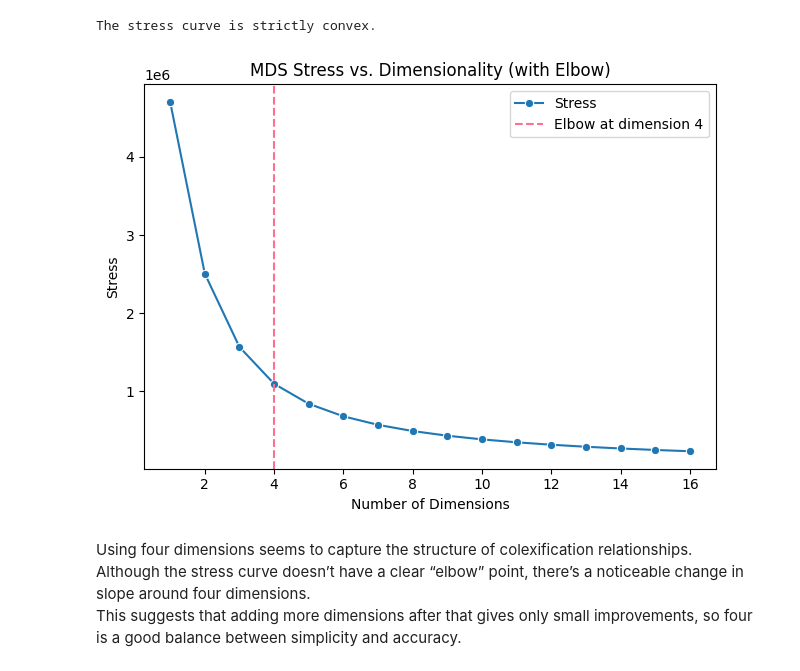
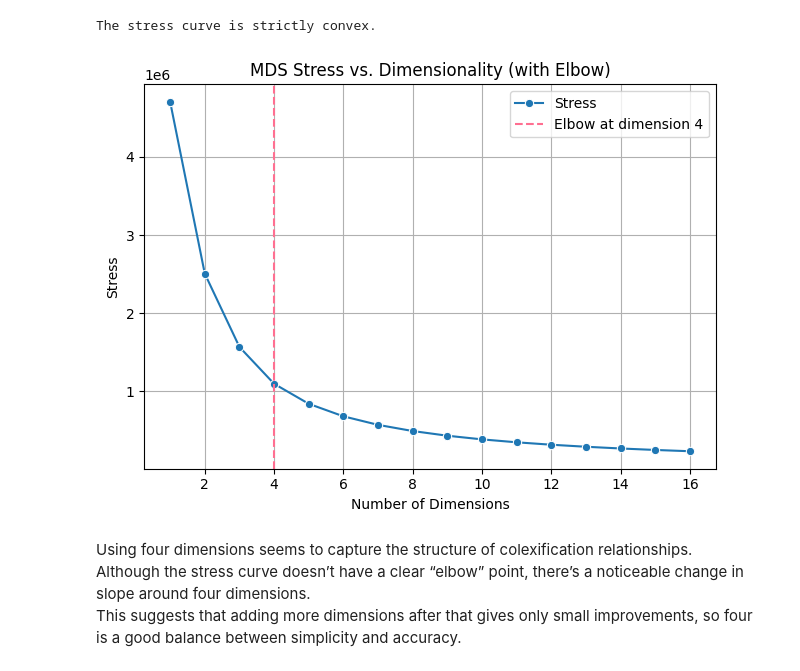
Before and after one commit to sinajaprlja/LexTyp, a Jupyter notebook: graph_analysis.ipynb, the cells around one changed output. Cells and saved outputs as stored; diff of their text form; code cells hidden in the pictures.

```diff
--- a/graph_analysis.ipynb
+++ b/graph_analysis.ipynb
@@ -278,19 +278,20 @@ The stress curve is strictly convex.
 # %%
 dims = list(range(1, len(stress_vals) + 1))
 
 knee = KneeLocator(dims, stress_vals, curve="convex", direction="decreasing")
 
 sns.lineplot(x=dims, y=stress_vals, marker='o', label="Stress")
 
 plt.axvline(x=knee.knee, color='#FF6F91', linestyle='--', label=f"Elbow at dimension {knee.knee}")
 plt.title("MDS Stress vs. Dimensionality (with Elbow)")
 plt.xlabel("Number of Dimensions")
 plt.ylabel("Stress")
 plt.legend()
 plt.tight_layout()
+plt.grid(True)
 plt.show()
 # %% [output]
-[figure, old version]
+[figure, new version]
 # %% [markdown]
 Using four dimensions seems to capture the structure of colexification relationships. <br>
 Although the stress curve doesn’t have a clear “elbow” point, there’s a noticeable change in slope around four dimensions.<br>
```
